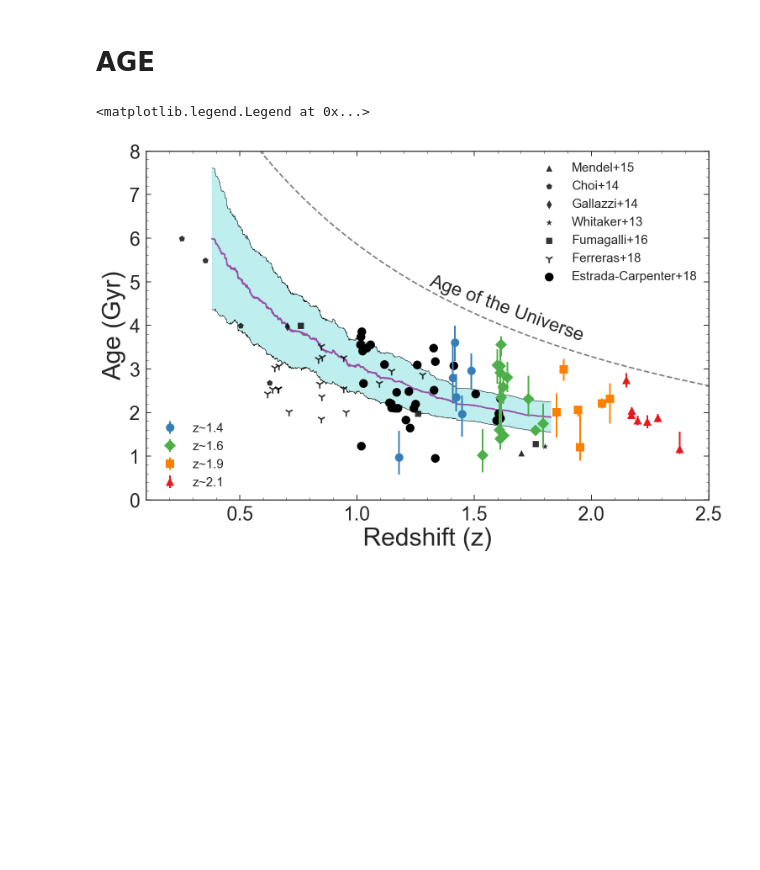
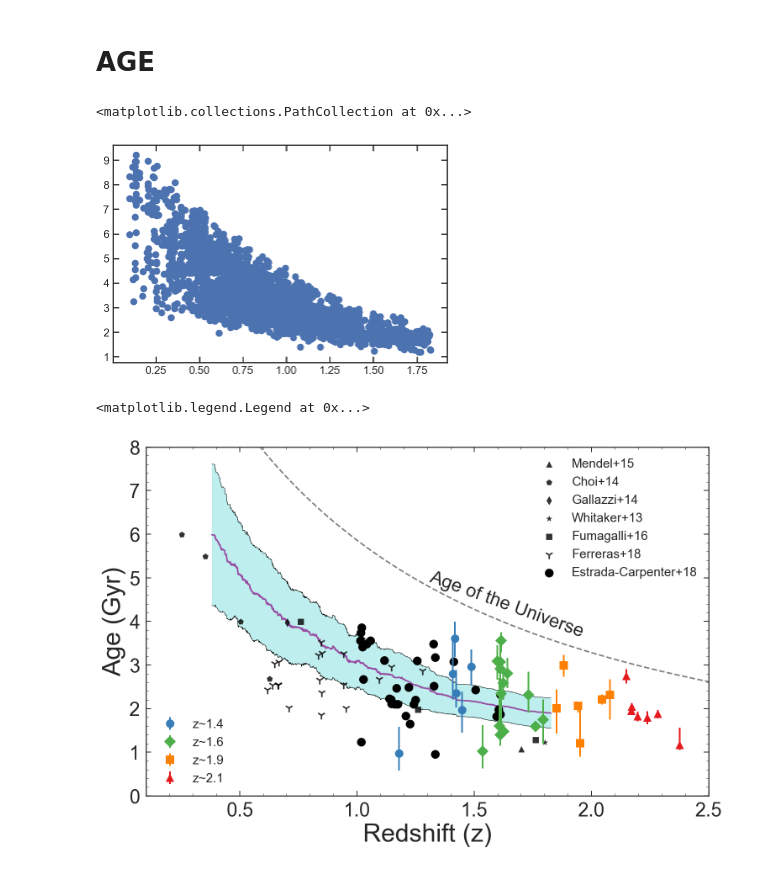
Before and after one commit to Vince-ec/Cluster_and_field, a Jupyter notebook: scripts/Parameter_fits.ipynb, the cells around one changed output. Cells and saved outputs as stored; diff of their text form; code cells hidden in the pictures; blank space fills up the shorter version.

```diff
--- a/scripts/Parameter_fits.ipynb
+++ b/scripts/Parameter_fits.ipynb
@@ -78,6 +78,11 @@ IDW =z_g.argsort()
 eres = rzoo.zoo(mill_DB['light_weighted_age'][IDW],mill_DB['z_geo'][IDW])
 rmean = rzoo.rollapply(eres,200,'mean', fill = 'NA', align ='right')
 rstd = rzoo.rollapply(eres,200,'sd', fill = 'NA', align ='right')
+# %%
+plt.scatter(mill_DB.z_geo,mill_DB.light_weighted_age)
+# %% [output]
+<matplotlib.collections.PathCollection at 0x...>
+[figure, added]
 # %%
 ###PLOT
 z=np.linspace(0,2.5,100)
```
Also changed, not shown: 2 other files.
